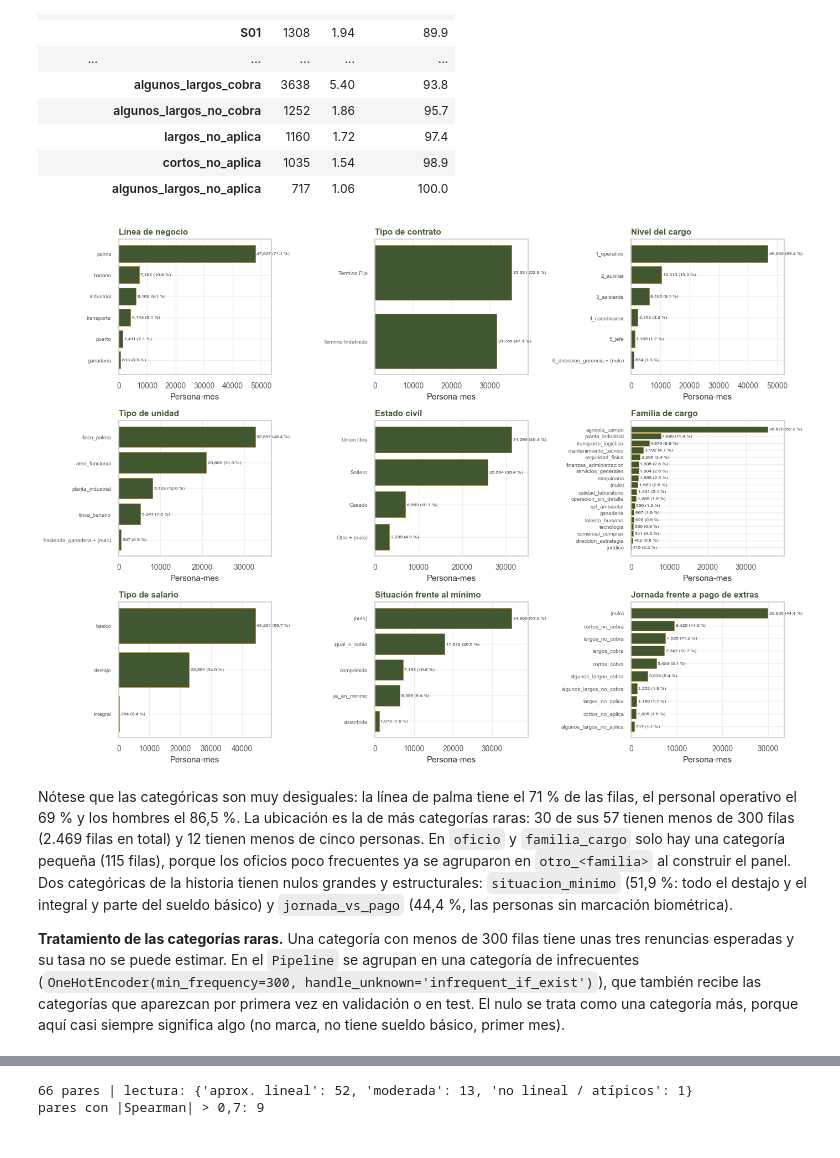
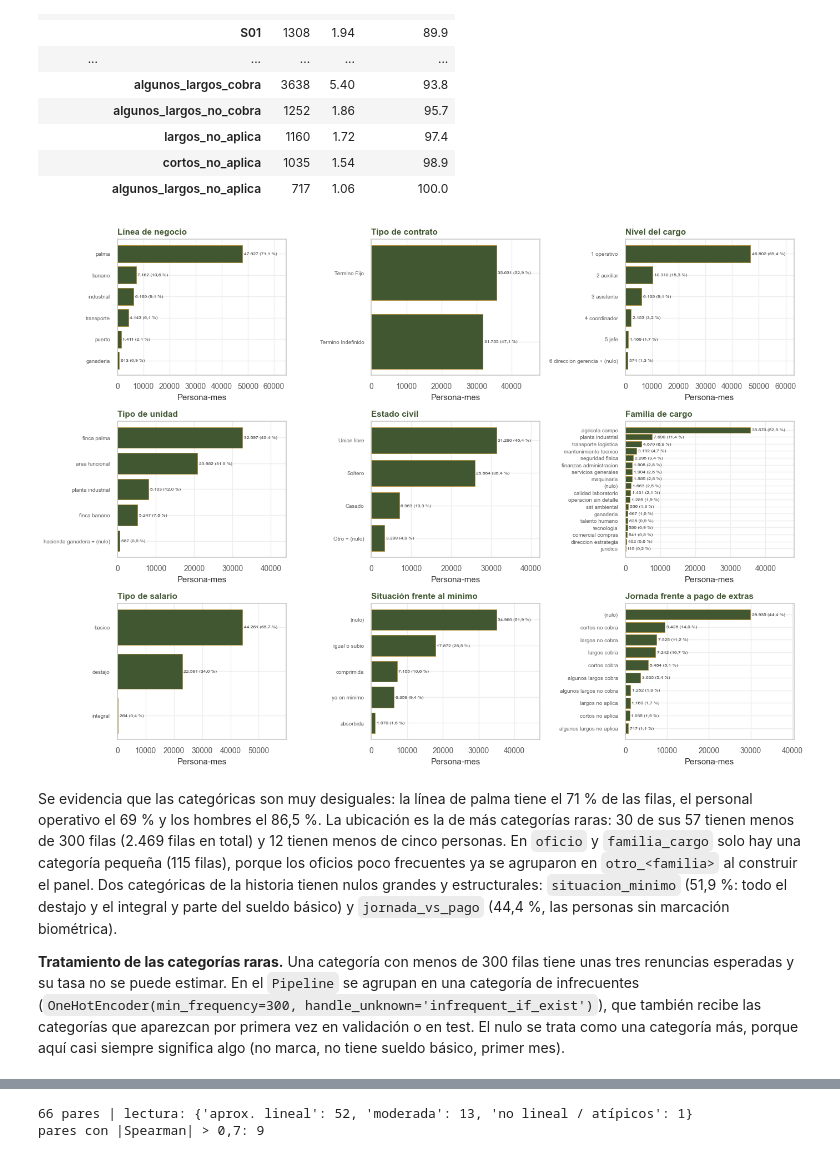
Before and after one commit to ddcarbono/ml-rotacion-personal, a Jupyter notebook: _sources/03_eda_objetivo.ipynb, the cells around one changed output, grey strips where cells are left out. Cells and saved outputs as stored; diff of their text form; code cells hidden in the pictures.

```diff
--- a/_sources/03_eda_objetivo.ipynb
+++ b/_sources/03_eda_objetivo.ipynb
@@ -805,20 +780,20 @@ with pd.option_context('display.max_rows', 400):
 # %%
 PRINCIPALES_CAT = ['linea', 'contrato', 'nivel', 'tipo_unidad', 'estado_civil', 'familia_cargo',
                    'tipo_salario', 'situacion_minimo', 'jornada_vs_pago']
 fig, ax = plt.subplots(3, 3, figsize=(14, 10))
 for a, v in zip(ax.ravel(), PRINCIPALES_CAT):
     conteo = agrupar(tr, v, min_ren=0).value_counts()
-    barras = a.barh(conteo.index[::-1], conteo.values[::-1], color=VERDE, **BORDE)
+    barras = a.barh([rotulo(c) for c in conteo.index[::-1]], conteo.values[::-1], color=VERDE, **BORDE)
     etiquetar(a, barras, textos=[f'{n:,} ({100 * n / len(tr):.1f} %)' for n in conteo.values[::-1]],
               fontsize=6)
     a.set(title=nom(v).capitalize(), xlabel='Persona-mes')
     a.tick_params(axis='y', labelsize=7)
 plt.tight_layout()
 plt.show()
 # %% [output]
-[figure, old version]
+[figure, new version]
 # %% [markdown]
-Nótese que las categóricas son muy desiguales: la línea de palma tiene el 71 % de las filas, el
+Se evidencia que las categóricas son muy desiguales: la línea de palma tiene el 71 % de las filas, el
 personal operativo el 69 % y los hombres el 86,5 %. La ubicación es la de más categorías raras: 30
 de sus 57 tienen menos de 300 filas (2.469 filas en total) y 12 tienen menos de cinco personas. En
 `oficio` y `familia_cargo` solo hay una categoría pequeña (115 filas), porque los oficios poco
```
Also changed, not shown: parts of 57 cells of this notebook, 51 other files.
